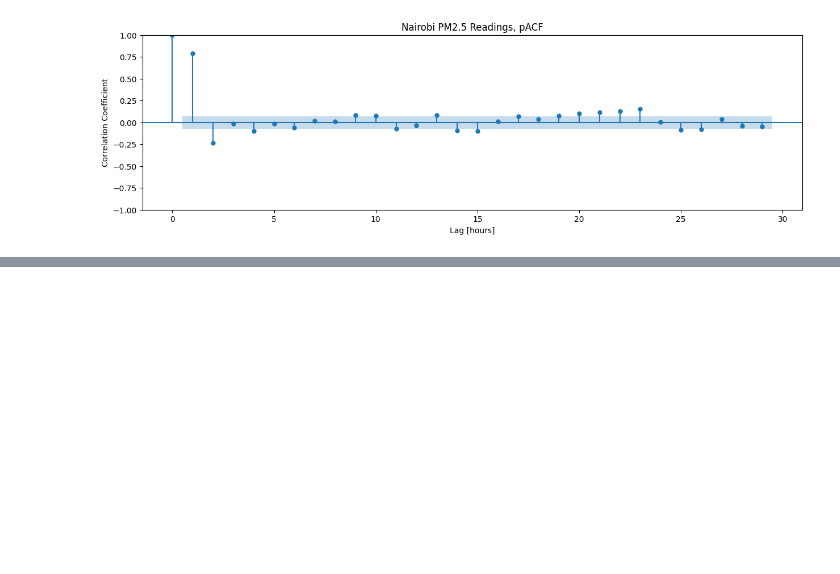
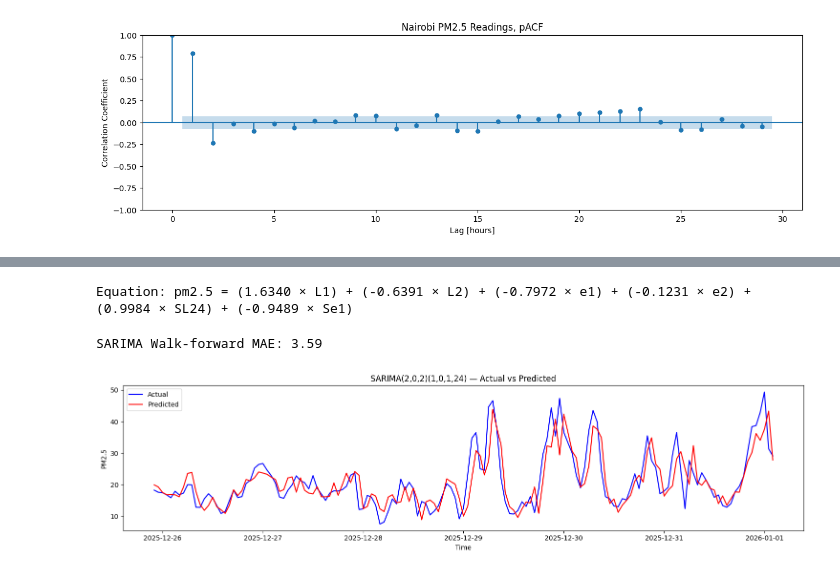
Before and after one commit to byronmorara59-prog/Machine-Learning-2-Capstone-Project, a Jupyter notebook: main.ipynb, the cells around one changed output, grey strips where cells are left out. Saved outputs shown, nothing was run; the diff lists cells and outputs as text; code cells hidden in the pictures; blank space fills up the shorter version.

```diff
--- a/main.ipynb
+++ b/main.ipynb
@@ -216,0 +463,38 @@ plt.title("Nairobi PM2.5 Readings, pACF");
+# %%
+ar_l1 = sarima_result.params["ar.L1"]
+ar_l2 = sarima_result.params["ar.L2"]
+ma_l1 = sarima_result.params["ma.L1"]
+ma_l2 = sarima_result.params["ma.L2"]
+ar_s = sarima_result.params["ar.S.L24"]
+ma_s = sarima_result.params["ma.S.L24"]
+
+print(f"Equation: pm2.5 = ({ar_l1:.4f} × L1) + ({ar_l2:.4f} × L2) + ({ma_l1:.4f} × e1) + ({ma_l2:.4f} × e2) + ({ar_s:.4f} × SL24) + ({ma_s:.4f} × Se1)")
+# %% [output]
+Equation: pm2.5 = (1.6340 × L1) + (-0.6391 × L2) + (-0.7972 × e1) + (-0.1231 × e2) + (0.9984 × SL24) + (-0.9489 × Se1)
+# %%
+sarima_predictions_wfv = []
+history = list(y_train)
+
+for i in range(len(y_test)):
+    model = SARIMAX(history, order=(2,0,2), seasonal_order=(1,0,1,24))
+    result = model.fit(disp=False)
+    pred = result.forecast(steps=1)[0]
+    sarima_predictions_wfv.append(pred)
+    history.append(y_test.iloc[i])
+
+mae_sarima_wfv = mean_absolute_error(y_test, sarima_predictions_wfv)
+print("SARIMA Walk-forward MAE:", round(mae_sarima_wfv, 2))
+# %% [output]
+SARIMA Walk-forward MAE: 3.59
+# %%
+fig, ax = plt.subplots(figsize=(15, 4))
+ax.plot(y_test.index, y_test, label="Actual", color="blue")
+ax.plot(y_test.index, sarima_predictions_wfv, label="Predicted", color="red")
+ax.set_xlabel("Time")
+ax.set_ylabel("PM2.5")
+ax.set_title("SARIMA(2,0,2)(1,0,1,24) — Actual vs Predicted")
+ax.legend()
+plt.tight_layout()
+plt.show();
+# %% [output]
+[figure, added]
```
Also changed, not shown: parts of 35 cells of this notebook, 5 other files.
